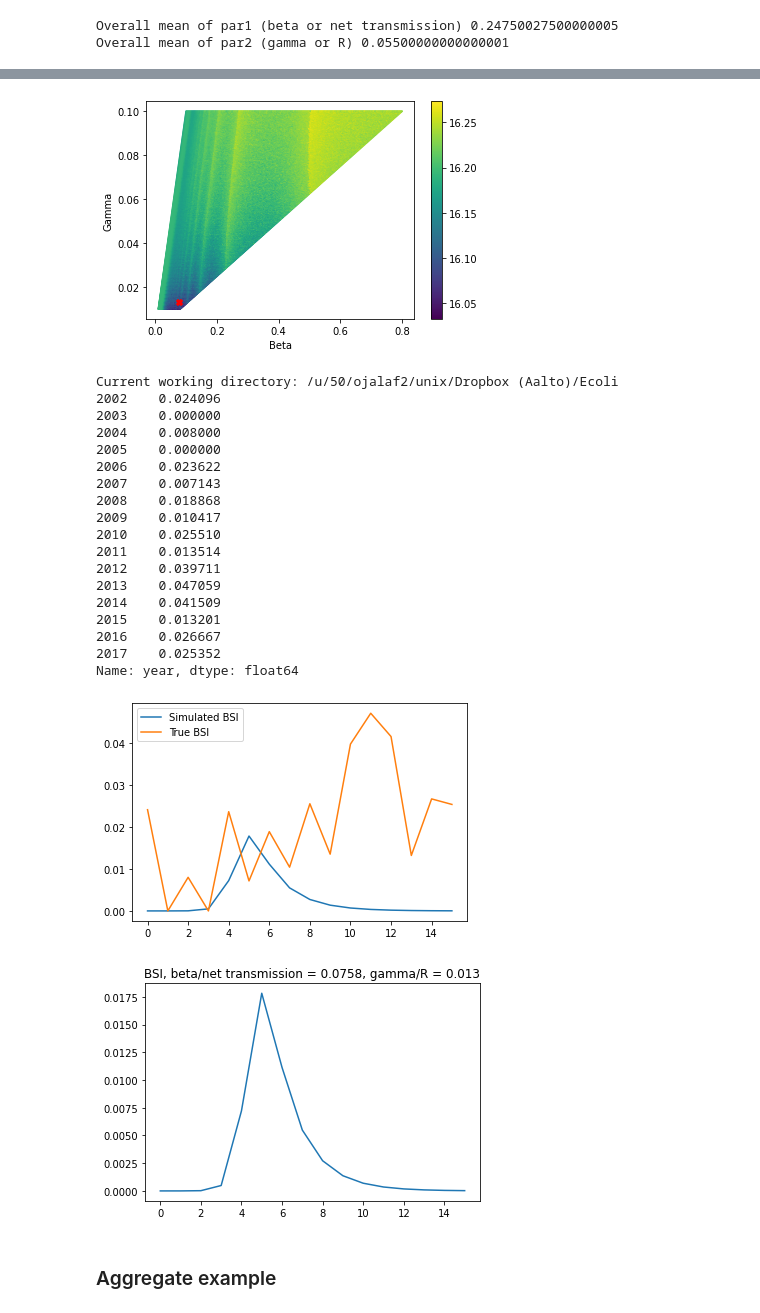
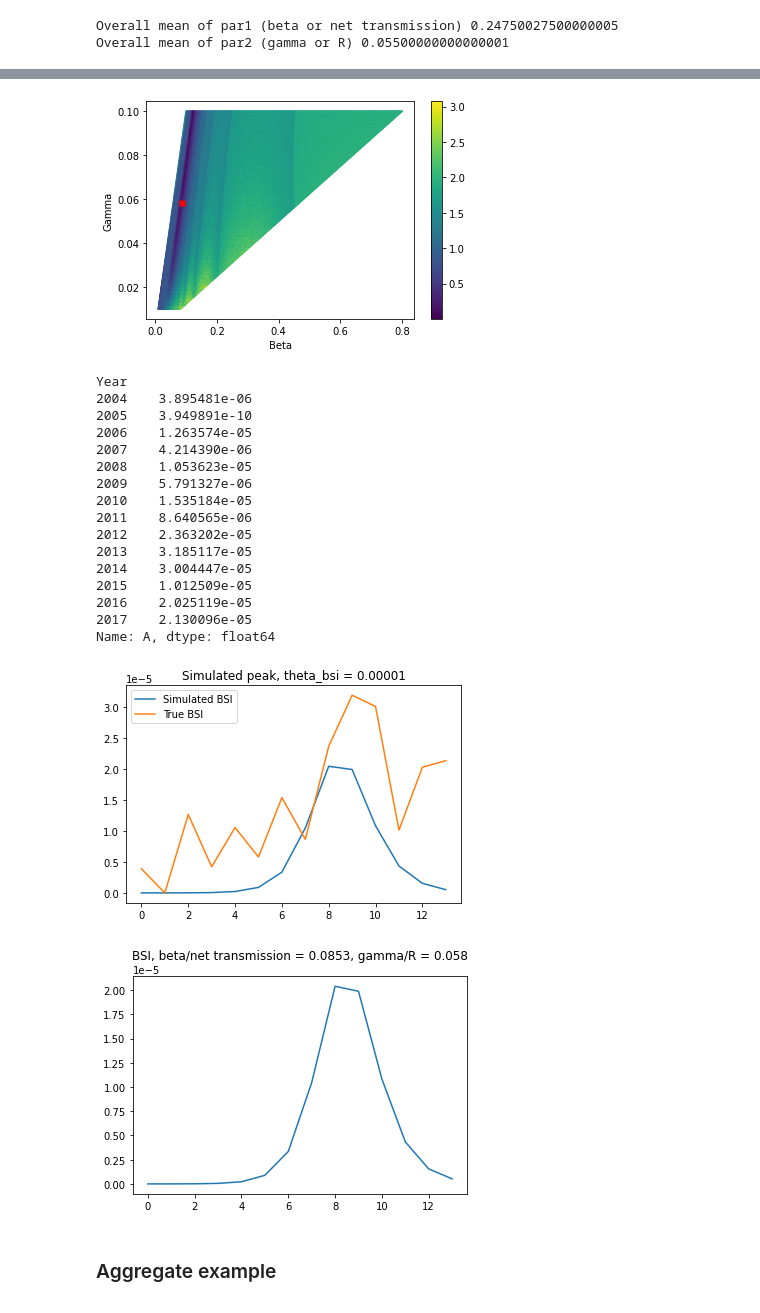
Before and after one commit to fanoja/Ecoli-R0, a Jupyter notebook: grid/grid_visualization.ipynb, the cells around one changed output, grey strips where cells are left out. Cells and saved outputs as stored; diff of their text form; code cells hidden in the pictures.

Commit message:
Visualize incidence data results

```diff
--- a/grid/grid_visualization.ipynb
+++ b/grid/grid_visualization.ipynb
@@ -14,14 +14,17 @@ import numpy as np
 import matplotlib.pyplot as plt
 
 from grid.grid_functions import *
+
+
+incidence = True # If true, use incidence data instead of proportions.
 # %%
 # Load the files:
-res_root = "grid/res/16_years/"
-print(res_root + "dists_obs_16y.npy")
-dists = np.load(res_root + "dists_obs_16y.npy")
-pairs = np.load(res_root + "pairs_obs_16y.npy")
+res_root = "grid/res/14_years/"
+print(res_root + "dists_obs_14y_incidence.npy")
+dists = np.load(res_root + "dists_obs_14y_incidence.npy")
+pairs = np.load(res_root + "pairs_obs_14y_incidence.npy")
 
 
-true_par1 = 0.0758#0.145
-true_par2 = 0.013 #0.036
+true_par1 = 0.0853#0.0758#0.145 # For real data, use mean point estimate
+true_par2 = 0.058#0.013 #0.036
 # %% [output]
@@ -71,56 +74,58 @@ plot_histograms(dists, pairs[:,0], pairs[:,1], 16.1, save = True, filename = res
 scatter_distance_points(pairs[:,0], pairs[:,1], dists, true_beta = true_par1, true_gamma = true_par2,\
                         save = True, filename = res_root + "grid_scatter_test.pdf")
 # %% [output]
-[figure, old version]
+[figure, new version]
 # %%
 from cluster.scripts.load_data import *
-n_weeks = 16*52
-pop_size = 5000000
+n_weeks = 14*52
+pop_size = 1000000
 obs_data = "NORM"
 clade = "A"
 
-bsi_pars = {"or_data": or_data, "clade": clade, "dataset": obs_data, "theta_c":1, "theta_bsi":0.001}
+bsi_pars = {"or_data": or_data, "clade": clade, "dataset": obs_data, "theta_c":1, "theta_bsi":0.00001}
 bsi_real_sim = SIR_and_BSI_simulator(np.array([true_par1]), np.array([true_par2]), nt = n_weeks, N = pop_size,\
                                 bsi_pars = bsi_pars, is_prop = True,\
                                 is_agg = True, time_period = 52, batch_size = 1, random_state = None)
 
-if obs_data == "NORM":
-    bsi_obs_data = get_obs_BSI(df = norm_data, clade = clade, is_prop = True)
+if incidence:
+    bsi_obs_data = get_incidence_data("data/NORM_incidence.csv", clade = clade, is_prop = True, n_incidence_pop = pop_size)
 else:
-    bsi_obs_data = get_obs_BSI(df = bsac_data, clade = clade, is_prop = True)
+    if obs_data == "NORM":
+        bsi_obs_data = get_obs_BSI(df = norm_data, clade = clade, is_prop = True)
+    else:
+        bsi_obs_data = get_obs_BSI(df = bsac_data, clade = clade, is_prop = True)
 
 print(bsi_obs_data)
-
 
 plt.plot(bsi_real_sim[0], label = "Simulated BSI") # jos kerron sadalla, osuu tuohon yhteen piikkiin sentään.
 plt.plot(np.array(bsi_obs_data), label = "True BSI")
 plt.legend()
+plt.title("Simulated peak, theta_bsi = 0.00001")
+plt.savefig(res_root + "incidence_results_scaled" + ".pdf", format="pdf", bbox_inches="tight")
 plt.show()
 
 plt.plot(bsi_real_sim[0])
 plt.title(f"BSI, beta/net transmission = {true_par1}, gamma/R = {true_par2}")
 plt.show()
 # %% [output]
-Current working directory: /u/50/ojalaf2/unix/Dropbox (Aalto)/Ecoli
-2002    0.024096
-2003    0.000000
-2004    0.008000
-2005    0.000000
-2006    0.023622
-2007    0.007143
-2008    0.018868
-2009    0.010417
-2010    0.025510
-2011    0.013514
-2012    0.039711
-2013    0.047059
-2014    0.041509
-2015    0.013201
-2016    0.026667
-2017    0.025352
-Name: year, dtype: float64
+Year
+2004    3.895481e-06
+2005    3.949891e-10
+2006    1.263574e-05
+2007    4.214390e-06
+2008    1.053623e-05
+2009    5.791327e-06
+2010    1.535184e-05
+2011    8.640565e-06
+2012    2.363202e-05
+2013    3.185117e-05
+2014    3.004447e-05
+2015    1.012509e-05
+2016    2.025119e-05
+2017    2.130096e-05
+Name: A, dtype: float64
-[figure, old version]
+[figure, new version]
-[figure, old version]
+[figure, new version]
 # %% [markdown]
 ### Aggregate example
 # %%
```
Also changed, not shown: parts of 6 cells of this notebook, 1 other file.
